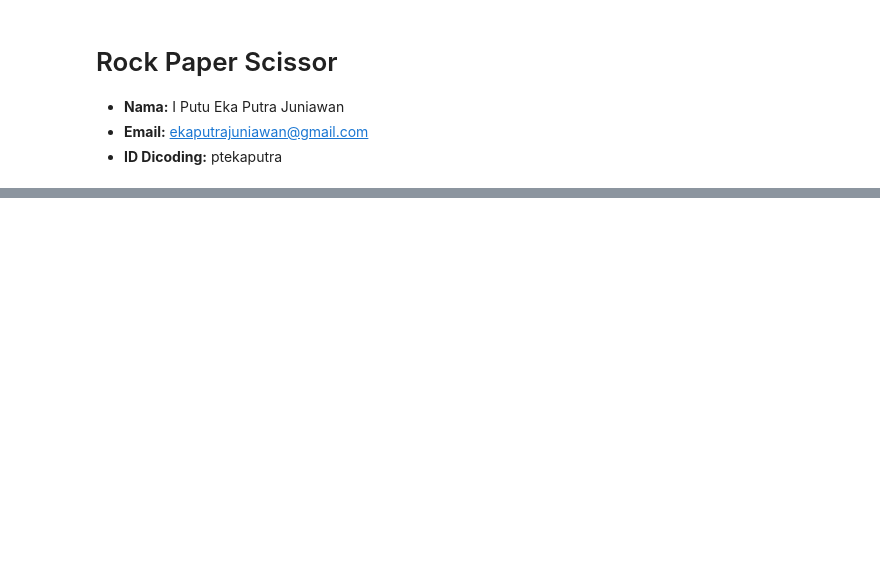
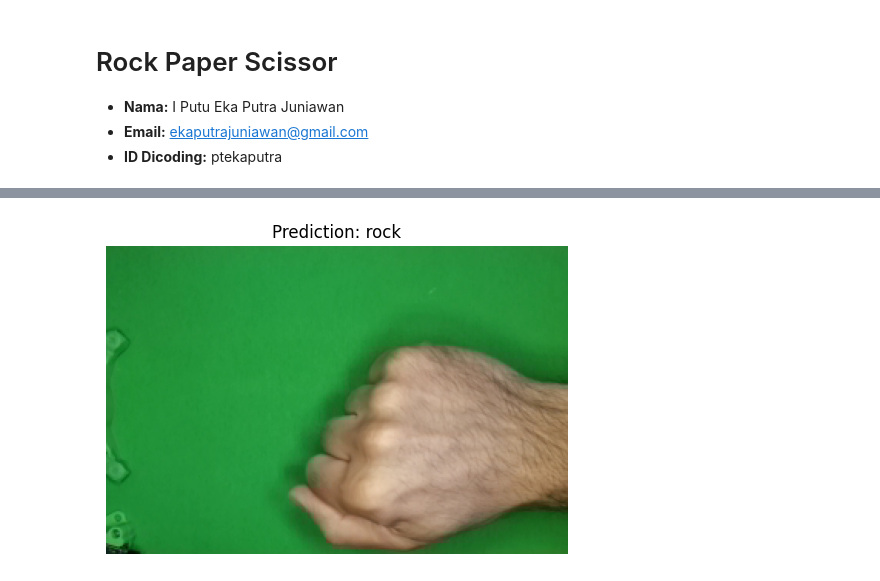
Before and after one commit to ekaputra04/rps-gesture-classifier, a Jupyter notebook: app.ipynb, the cells around one changed output, grey strips where cells are left out. Drawn from its saved outputs; the diff is of its cells as text; code cells hidden in the pictures; blank space fills up the shorter version.

```diff
--- a/app.ipynb
+++ b/app.ipynb
@@ -199,0 +194,3 @@ Gambar diprediksi sebagai: scissors
+# %%
+predict_and_show_image('./predict/rock.png', model, class_names)
+# %% [output]
@@ -199,0 +198 @@ Gambar diprediksi sebagai: scissors
+[figure, added]
```
Also changed, not shown: parts of 50 cells of this notebook, 2 other files.
